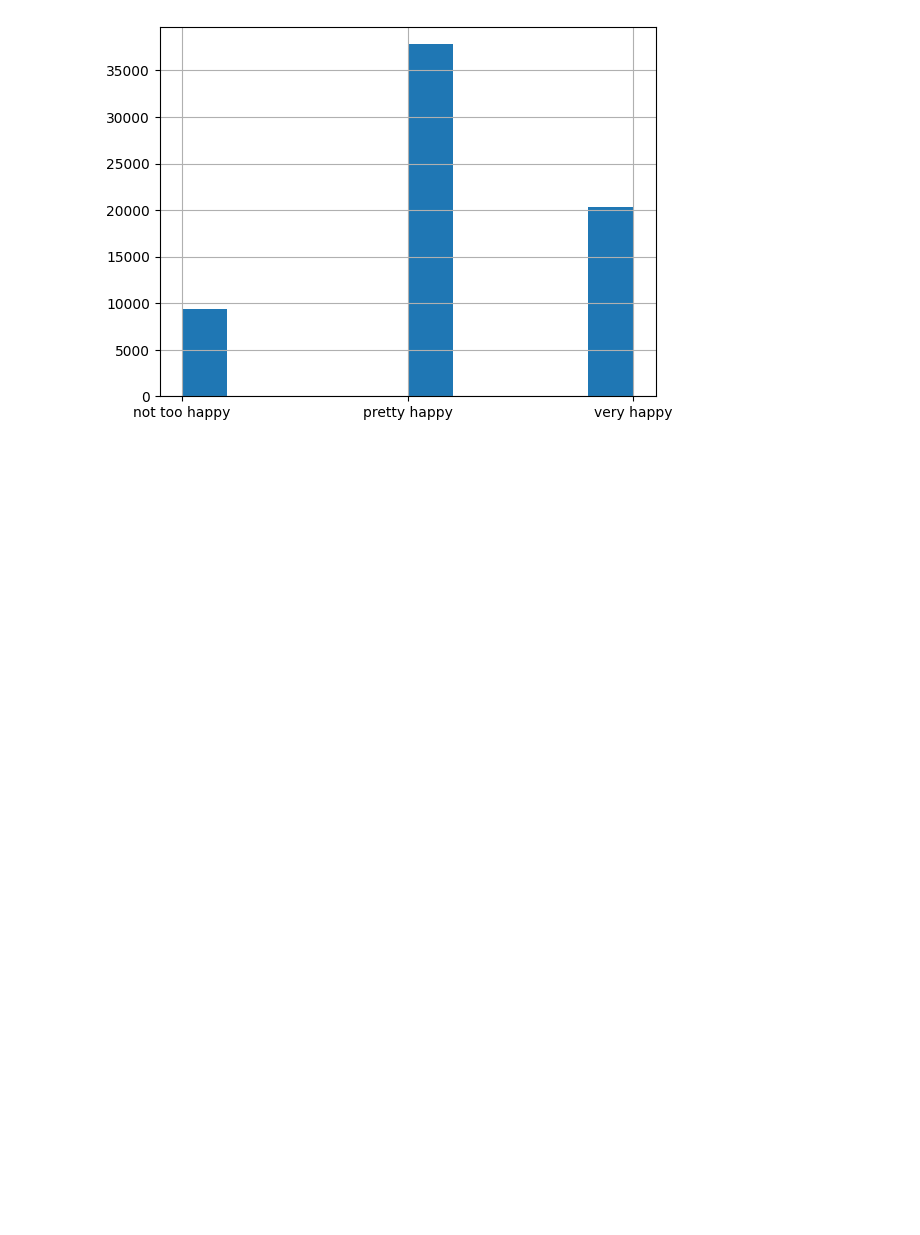
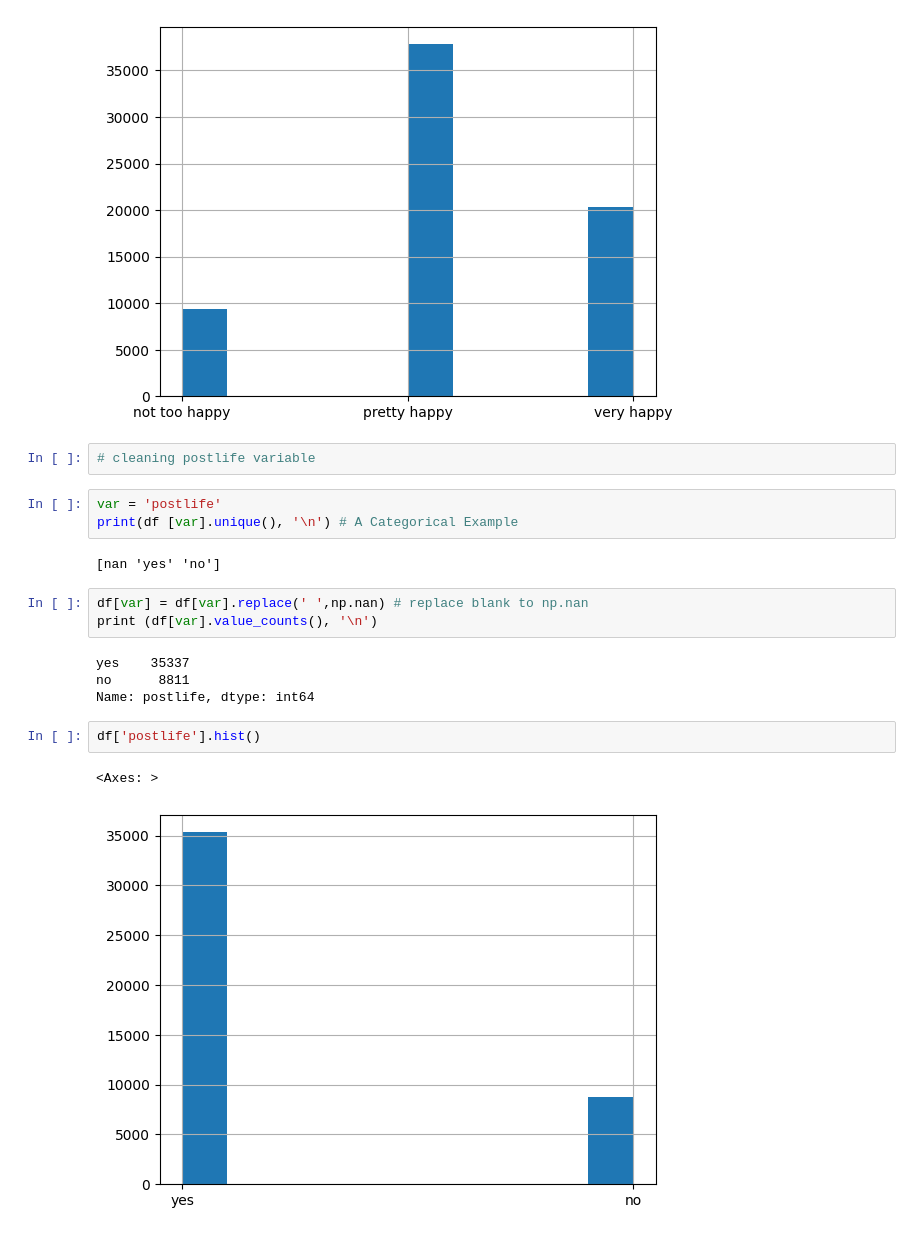
Before and after one commit to annacfisher/project_gss, a Jupyter notebook: group8.ipynb, the cells around one changed output. Cells and saved outputs as stored; diff of their text form; blank space fills up the shorter version.

Commit message:
Cleaned postlife variable

```diff
--- a/group8.ipynb
+++ b/group8.ipynb
@@ -116,3 +116,22 @@ df["happy"].hist()
 # %% [output]
 <Axes: >
 [figure]
+# %%
+# cleaning postlife variable
+# %%
+var = 'postlife'
+print(df [var].unique(), '\n') # A Categorical Example
+# %% [output]
+[nan 'yes' 'no']
+# %%
+df[var] = df[var].replace(' ',np.nan) # replace blank to np.nan
+print (df[var].value_counts(), '\n')
+# %% [output]
+yes    35337
+no      8811
+Name: postlife, dtype: int64
+# %%
+df['postlife'].hist()
+# %% [output]
+<Axes: >
+[figure, added]
```
Also changed, not shown: parts of 1 cell of this notebook.
